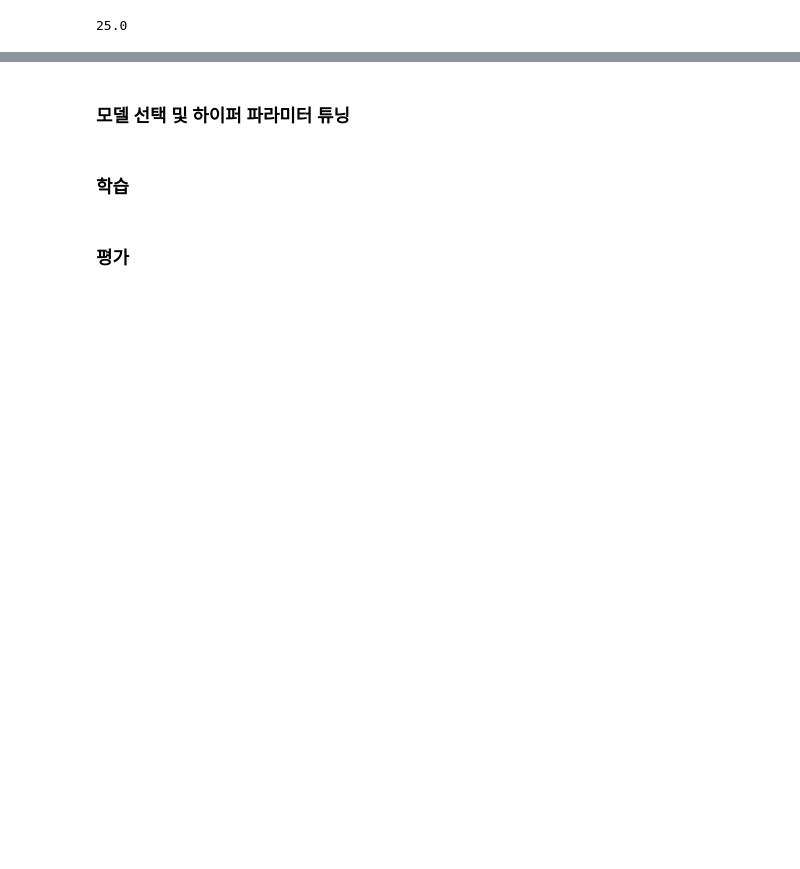
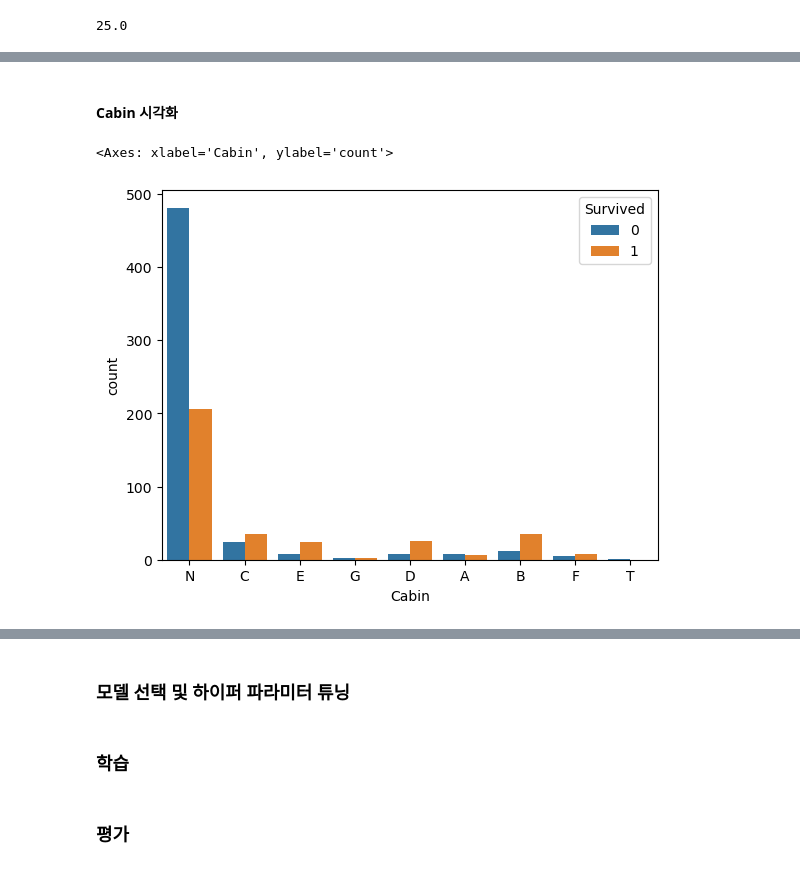
Before and after one commit to pass98/marchin, a Jupyter notebook: Machine_Learning/Ex05.타이타닉실습.ipynb, the cells around one changed output, grey strips where cells are left out. Drawn from its saved outputs; the diff is of its cells as text; code cells hidden in the pictures; blank space fills up the shorter version.

```diff
--- a/Machine_Learning/Ex05.타이타닉실습.ipynb
+++ b/Machine_Learning/Ex05.타이타닉실습.ipynb
@@ -312,0 +350,3 @@ age_table.loc[3, 'male']['Age']
+# %%
+train['Age'] = train.apply(fill_age , axis =1 )
+test['Age'] = test.apply(fill_age, axis= 1)
@@ -312,0 +402,4 @@ age_table.loc[3, 'male']['Age']
+# %%
+# 앞에있는 알파벳만을 사용해서 공통 특성으로 그룹화 문자열 인덱싱 사용
+train['Cabin']= train['Cabin'].str[0]
+test['Cabin']= test['Cabin'].str[0]
@@ -312,0 +422,12 @@ age_table.loc[3, 'male']['Age']
+# %%
+# 원래 cabin의 값은 규칙에 큰 의미가 없고 결측치가 많으므로 행자체를 삭제할 수 있으나 이번에는 실습이기때문에 넣고 실습함.
+#Cabin : 결측치가 가장 많은 컬럼
+ # 삭제하기 보다는 많은 결측치를 보존하는 방법을 사용
+
+#결측치를 하나의 데이터로 생각
+# 1. 사망자의 데이터
+# 2. 데이터를 받지못해서
+# 3. NaN값을 제대로 활용해서 'n'이라는 값으로 채우기
+
+train['Cabin'].fillna('N', inplace=True)
+test['Cabin'].fillna('N', inplace= True)
@@ -312,0 +472,5 @@ age_table.loc[3, 'male']['Age']
+# %%
+# 행이나 열단위로 데이터를 삭제 : drop()
+# drop()은 별도로 확인하지 않고 바로 삭제되기 때문에 매우 조심해야함.
+train.drop('PassengerId', axis= 1, inplace = True)
+test.drop('PassengerId', axis= 1, inplace = True)
@@ -314,0 +560,17 @@ age_table.loc[3, 'male']['Age']
+# %% [markdown]
+#### Cabin 시각화
+# %%
+sns.countplot(data=train, x='Cabin', hue='Survived')
+
+#  <Axes : xlabel='Cabin', ylabel = 'count'>를 삭제하고 싶다면
+# matplotlib.pyplot을 불러와서
+#plt.show()
+# 그래프 상에서 많은 정보를 보여주는 bar차트
+#값의 개수를 보여줌,
+#하나의 x축에 2개의 값이 존재
+# countplot : 값의 개수, y => 자동으로 카운트
+# x : 객실의 구역 - Cabin
+# hue : x축에 명시된 컬럼에서 생존자/ 사망자 수 count, Survived(0따로 1따로 카운트)
+# %% [output]
+<Axes: xlabel='Cabin', ylabel='count'>
+[figure, added]
```
Also changed, not shown: parts of 50 cells of this notebook.
